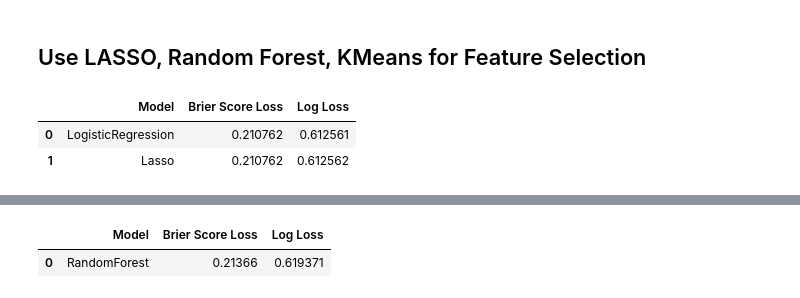
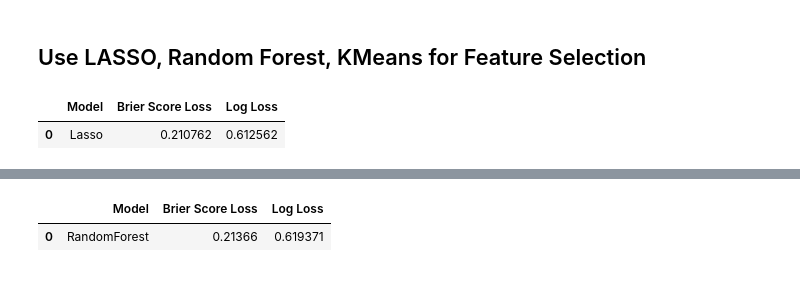
Before and after one commit to ISYE7406-Fall2025/Health_Lifestyle_ML, a Jupyter notebook: Modeling/finalModel.ipynb, the cells around one changed output, grey strips where cells are left out. Saved outputs shown, nothing was run; the diff lists cells and outputs as text; code cells hidden in the pictures.

```diff
--- a/Modeling/finalModel.ipynb
+++ b/Modeling/finalModel.ipynb
@@ -126,36 +134,35 @@ fs_models = {
     'Lasso': Pipeline([
         ('preprocessor', preprocessor),
         ('model', LogisticRegression(penalty='l1', solver='liblinear', random_state=42))
     ])
 }
 
-# results = []
+results = []
 for model, pipeline in tqdm(fs_models.items(), desc="Lasso Feature Selection"):
     pipeline.fit(X_train, y_train)
     y_pred_prob = pipeline.predict_proba(X_test)[:, 1]   ## class 1 is diseased
 
     brier = brier_score_loss(y_test, y_pred_prob)
     logloss = log_loss(y_test, y_pred_prob)
 
     ## Get feature names (OHE produced more)
     pre = pipeline.named_steps['preprocessor']
     feature_names = get_feature_names(pre, numerical_cols, categorical_cols)
 
     lasso_importance = pd.Series(np.abs(pipeline['model'].coef_).flatten(), index=feature_names)
     lasso_features = set(lasso_importance[lasso_importance > 0].index)
 
     results.append({
         'Model': model,
         'Brier Score Loss': brier,
         'Log Loss': logloss
     })
 
 results_df = pd.DataFrame(results).sort_values(by='Log Loss')
 results_df
 # %% [output]
 |  | Model | Brier Score Loss | Log Loss |
-| 0 | LogisticRegression | 0.210762 | 0.612561 |
-| 1 | Lasso | 0.210762 | 0.612562 |
+| 0 | Lasso | 0.210762 | 0.612562 |
 # %%
 print(f"Lasso Feature Selection:\n{lasso_features}")
 # %% [output]
```
Also changed, not shown: parts of 21 cells of this notebook.
